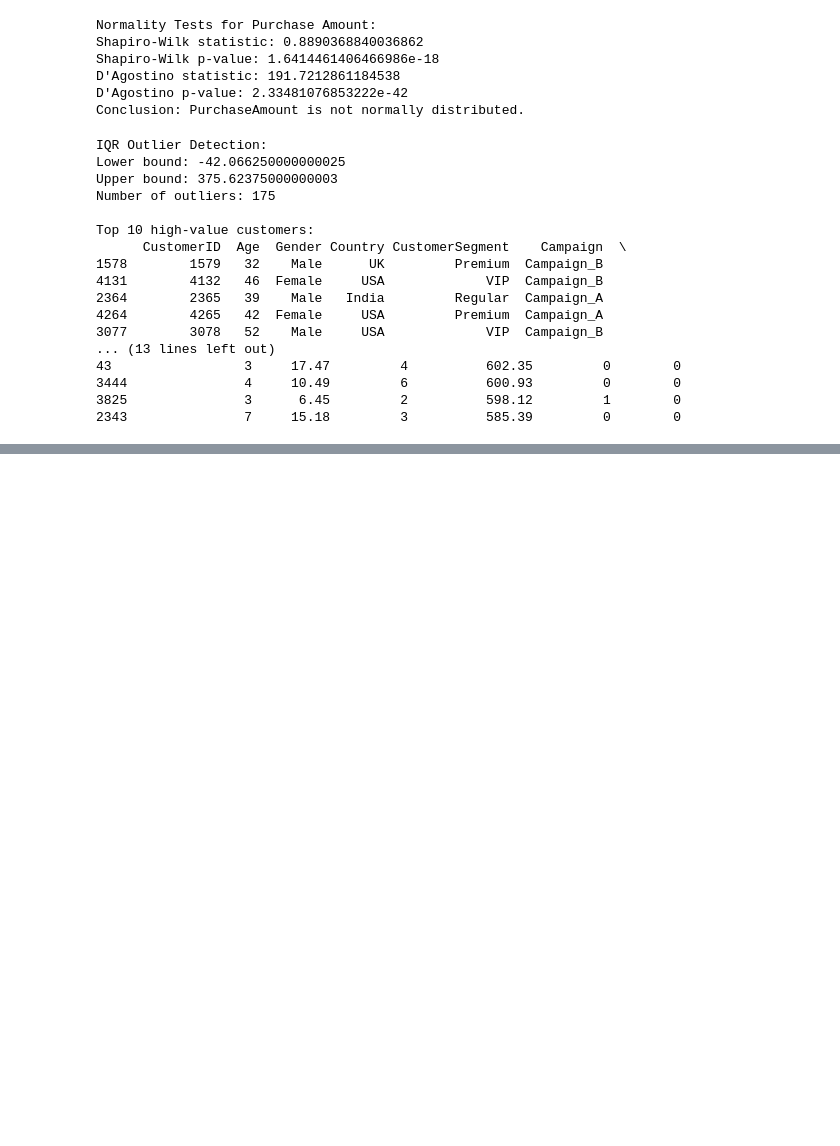
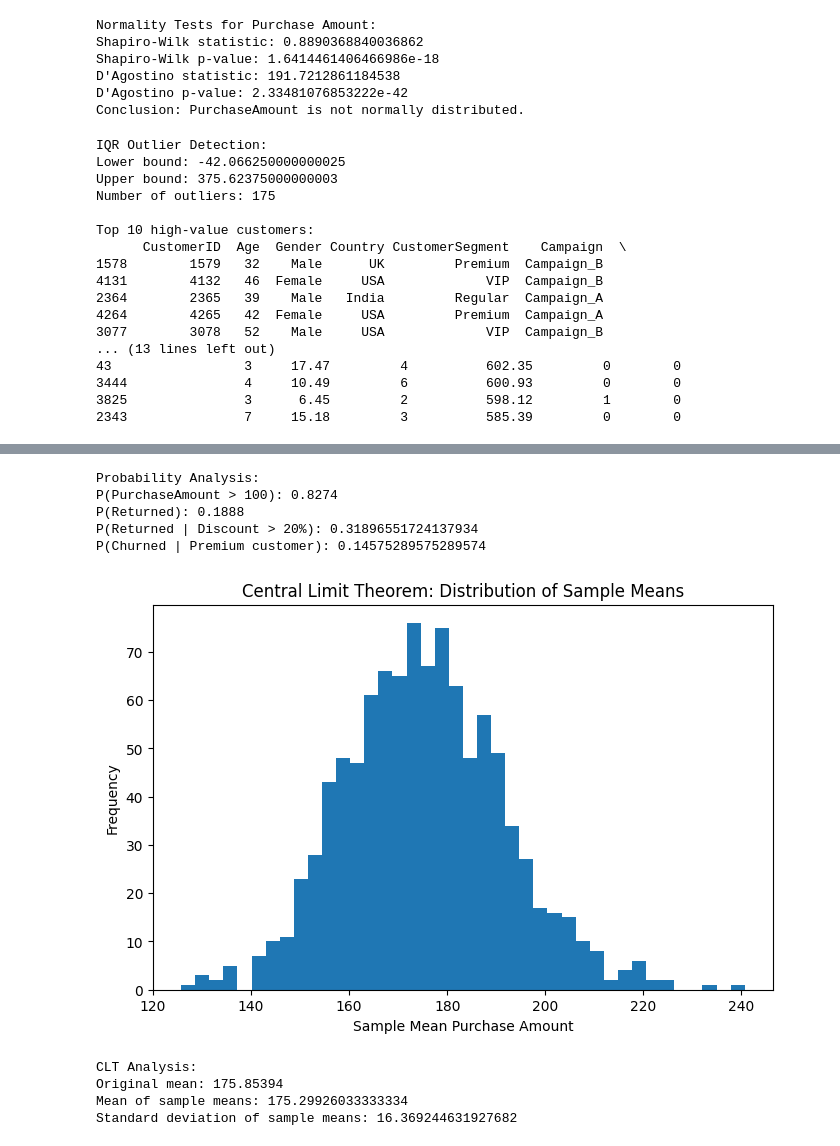
Before and after one commit to VKishore16-DS/Statistics, a Jupyter notebook: CUSTOMER BEHAVIOR & REVENUE GROWTH ANALYSIS/customer_analysis.ipynb, the cells around one changed output, grey strips where cells are left out. Cells and saved outputs as stored; diff of their text form; code cells hidden in the pictures; blank space fills up the shorter version.

Commit message:
added z-score,standardization,conditional probbability and CLT

```diff
--- a/CUSTOMER BEHAVIOR & REVENUE GROWTH ANALYSIS/customer_analysis.ipynb
+++ b/CUSTOMER BEHAVIOR & REVENUE GROWTH ANALYSIS/customer_analysis.ipynb
@@ -289,3 +289,14 @@ Top 10 high-value customers:
 3444               4     10.49         6          600.93         0        0
 3825               3      6.45         2          598.12         1        0
 2343               7     15.18         3          585.39         0        0
+# %%
+# Z-score and standardization
+
+
+df["Purchase_Zscore"] = stats.zscore(df["PurchaseAmount"])
+
+z_outliers = df[np.abs(df["Purchase_Zscore"]) > 3]
+
+print("\nZ-score Outlier Detection:")
+print("Number of z-score outliers:", len(z_outliers))
+print(z_outliers[["CustomerID", "PurchaseAmount", "Purchase_Zscore"]].head())
@@ -291,0 +312,47 @@ Top 10 high-value customers:
+# %%
+# Probability and conditional probability
+
+
+p_spend_100 = np.mean(df["PurchaseAmount"] > 100)
+p_returned = np.mean(df["Returned"] == 1)
+p_return_given_discount = np.mean(df[df["Discount"] > 20]["Returned"] == 1)
+p_churn_premium = np.mean(df[df["CustomerSegment"] == "Premium"]["Churned"] == 1)
+
+print("\nProbability Analysis:")
+print("P(PurchaseAmount > 100):", p_spend_100)
+print("P(Returned):", p_returned)
+print("P(Returned | Discount > 20%):", p_return_given_discount)
+print("P(Churned | Premium customer):", p_churn_premium)
+# %% [output]
+Probability Analysis:
+P(PurchaseAmount > 100): 0.8274
+P(Returned): 0.1888
+P(Returned | Discount > 20%): 0.31896551724137934
+P(Churned | Premium customer): 0.14575289575289574
+# %%
+# Central Limit Theorem
+
+
+sample_means = []
+
+for i in range(1000):
+    sample = df["PurchaseAmount"].sample(30, replace=True)
+    sample_means.append(sample.mean())
+
+plt.figure(figsize=(8, 5))
+plt.hist(sample_means, bins=40)
+plt.title("Central Limit Theorem: Distribution of Sample Means")
+plt.xlabel("Sample Mean Purchase Amount")
+plt.ylabel("Frequency")
+plt.show()
+
+print("\nCLT Analysis:")
+print("Original mean:", df["PurchaseAmount"].mean())
+print("Mean of sample means:", np.mean(sample_means))
+print("Standard deviation of sample means:", np.std(sample_means))
+# %% [output]
+[figure, added]
+CLT Analysis:
+Original mean: 175.85394
+Mean of sample means: 175.29926033333334
+Standard deviation of sample means: 16.369244631927682
```
Also changed, not shown: parts of 1 cell of this notebook.
